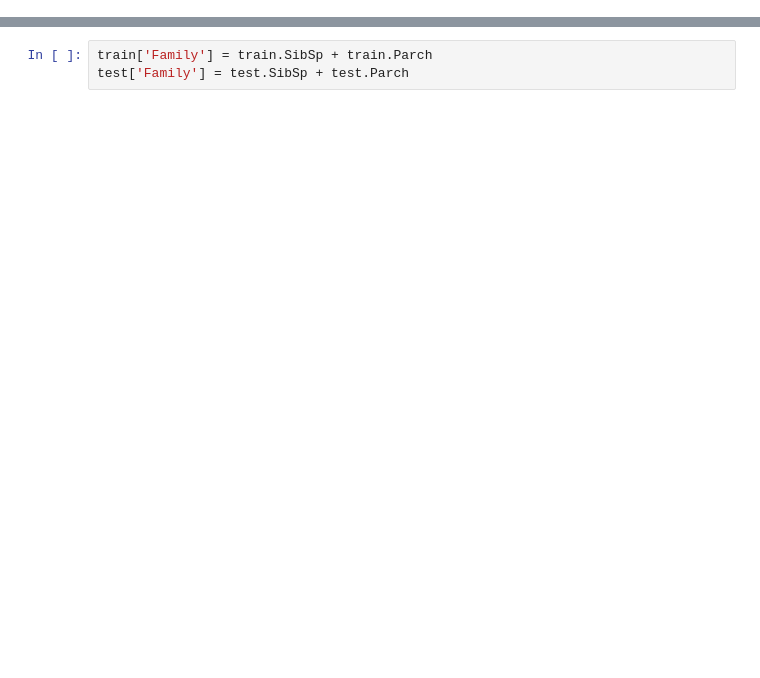
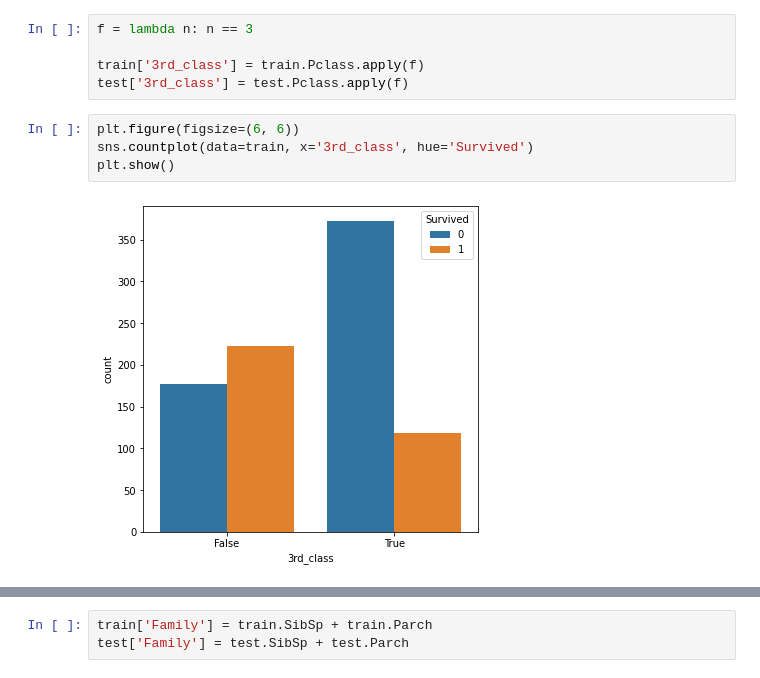
Before and after one commit to alankrantas/colab-python-cookbooks, a Jupyter notebook: kaggle/titanic_flaml.ipynb, the cells around one changed output, grey strips where cells are left out. Saved outputs shown, nothing was run; the diff lists cells and outputs as text; blank space fills up the shorter version.

```diff
--- a/kaggle/titanic_flaml.ipynb
+++ b/kaggle/titanic_flaml.ipynb
@@ -71,0 +84,11 @@ Combine family numbers, categorical encoding, and drop N/A data.
+# %%
+f = lambda n: n == 3
+
+train['3rd_class'] = train.Pclass.apply(f)
+test['3rd_class'] = test.Pclass.apply(f)
+# %%
+plt.figure(figsize=(6, 6))
+sns.countplot(data=train, x='3rd_class', hue='Survived')
+plt.show()
+# %% [output]
+[figure, added]
```
Also changed, not shown: parts of 102 cells of this notebook.
